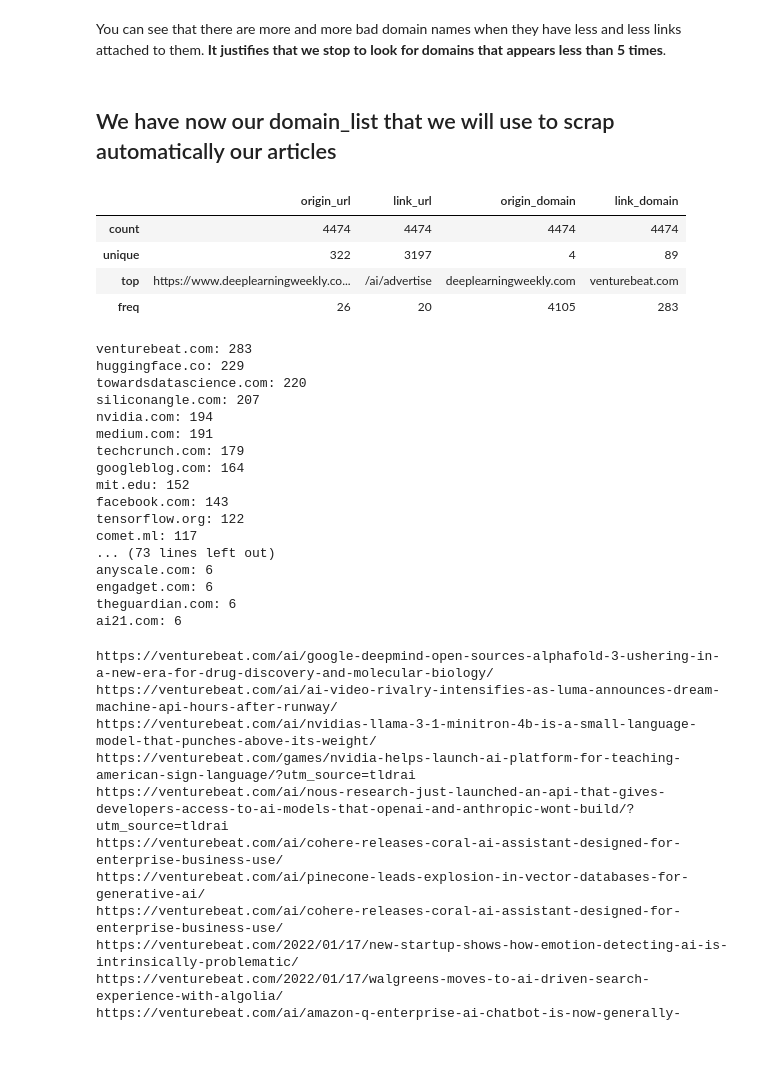
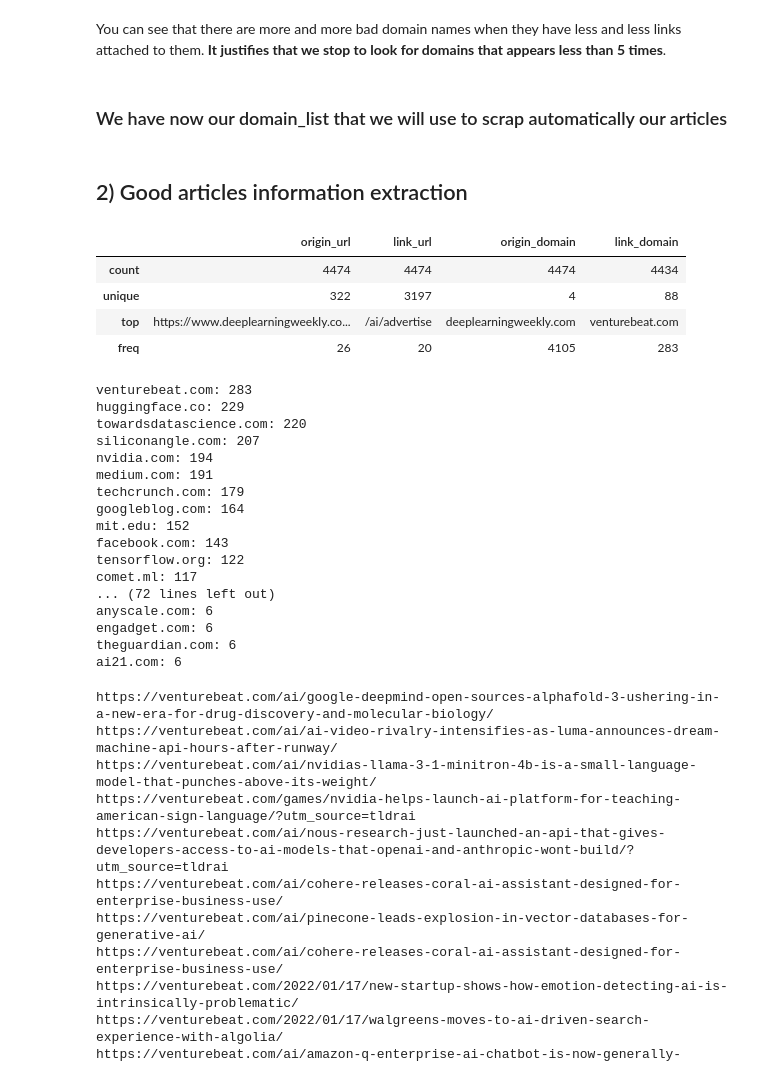
Before and after one commit to mcrilo33/hex_machina, a Jupyter notebook: notebooks/source_research.ipynb, the cells around one changed output. Cells and saved outputs as stored; diff of their text form; code cells hidden in the pictures; blank space fills up the shorter version.

```diff
--- a/notebooks/source_research.ipynb
+++ b/notebooks/source_research.ipynb
@@ -233,7 +233,7 @@ plot_link_domain_distribution(
 # %% [markdown]
 You can see that there are more and more bad domain names when they have less and less links attached to them. **It justifies that we stop to look for domains that appears less than 5 times**.
 # %% [markdown]
-## We have now our domain_list that we will use to scrap automatically our articles
+### We have now our domain_list that we will use to scrap automatically our articles
 # %%
 min_links=5, # min threshold
 max_links=np.inf
@@ -242,13 +242,18 @@ filtered_counts = domain_counts[
     ]
 filtered_counts = filtered_counts[~filtered_counts.index.isin(bad_domain_list)]
 good_articles = df[df["link_domain"].isin(filtered_counts.index)]
-good_articles.describe()
+good_articles.to_csv('../research/data/good_articles.csv', index=False)
-# %% [output]
-|  | origin_url | link_url | origin_domain | link_domain |
-| count | 4474 | 4474 | 4474 | 4474 |
-| unique | 322 | 3197 | 4 | 89 |
-| top | https://www.deeplearningweekly.co... | /ai/advertise | deeplearningweekly.com | venturebeat.com |
-| freq | 26 | 20 | 4105 | 283 |
+# %% [markdown]
+## 2) Good articles information extraction
+# %%
+good_articles = pd.read_csv('../research/data/good_articles.csv')
+good_articles.describe()
+# %% [output]
+|  | origin_url | link_url | origin_domain | link_domain |
+| count | 4474 | 4474 | 4474 | 4434 |
+| unique | 322 | 3197 | 4 | 88 |
+| top | https://www.deeplearningweekly.co... | /ai/advertise | deeplearningweekly.com | venturebeat.com |
+| freq | 26 | 20 | 4105 | 283 |
 # %%
 for domain, count in good_articles.link_domain.value_counts().items():
     print(f"{domain}: {count}")
@@ -265,7 +270,7 @@ mit.edu: 152
 facebook.com: 143
 tensorflow.org: 122
 comet.ml: 117
-... (73 lines left out)
+... (72 lines left out)
 anyscale.com: 6
 engadget.com: 6
 theguardian.com: 6
```
Also changed, not shown: parts of 9 cells of this notebook, 1 other file.
